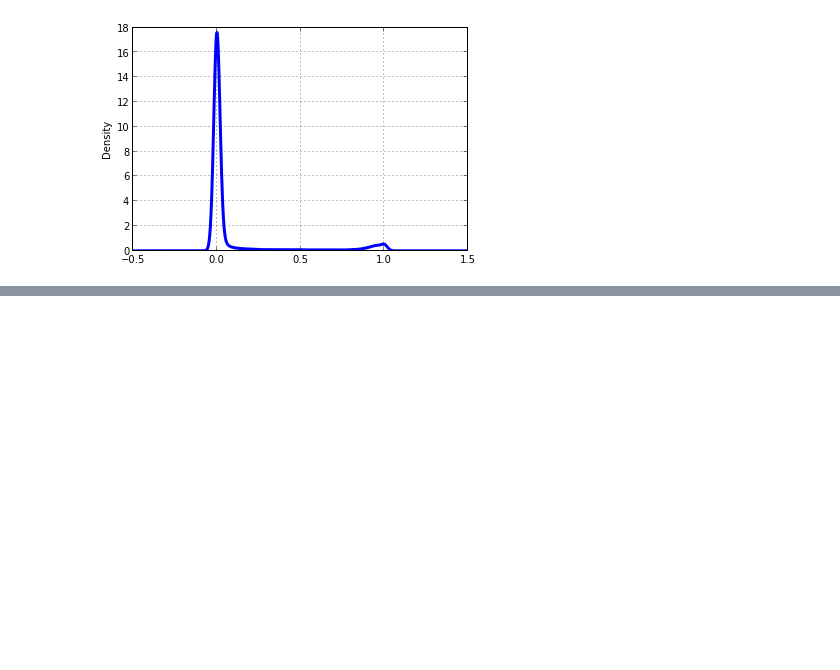
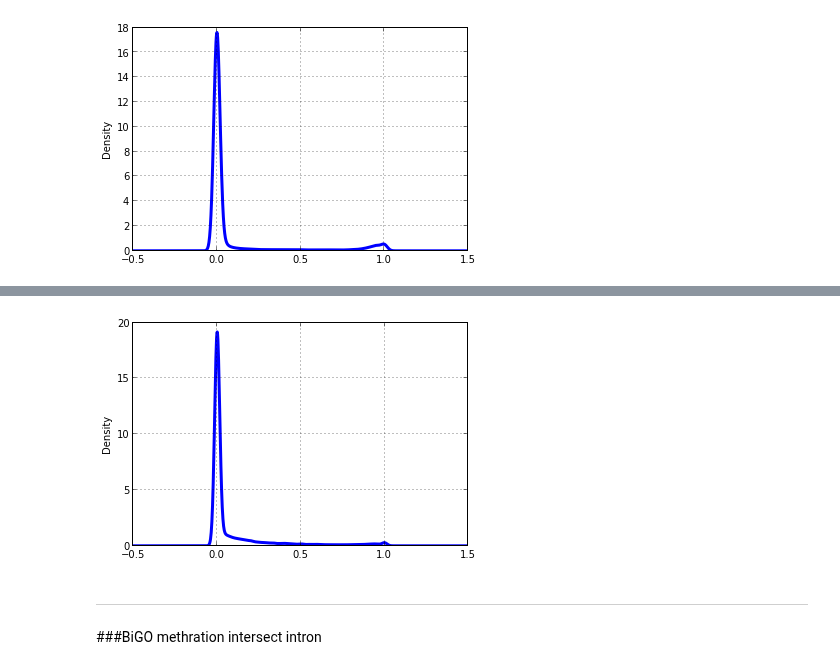
Before and after one commit to sr320/ipython_nb, a Jupyter notebook: BiGo_methratio.ipynb, the cells around one changed output, grey strips where cells are left out. Drawn from its saved outputs; the diff is of its cells as text; code cells hidden in the pictures; blank space fills up the shorter version.

```diff
--- a/BiGo_methratio.ipynb
+++ b/BiGo_methratio.ipynb
@@ -438,0 +362,8 @@ C24440  1059    1089    -       62      TRF     +               Tandem_Repeat
+# %%
+# pandas density plot
+TEmr[5].plot(kind='kde', linewidth=3);
+# %% [output]
+[figure, added]
+# %% [markdown]
+---
+###BiGO methration intersect intron
```
Also changed, not shown: parts of 43 cells of this notebook.
